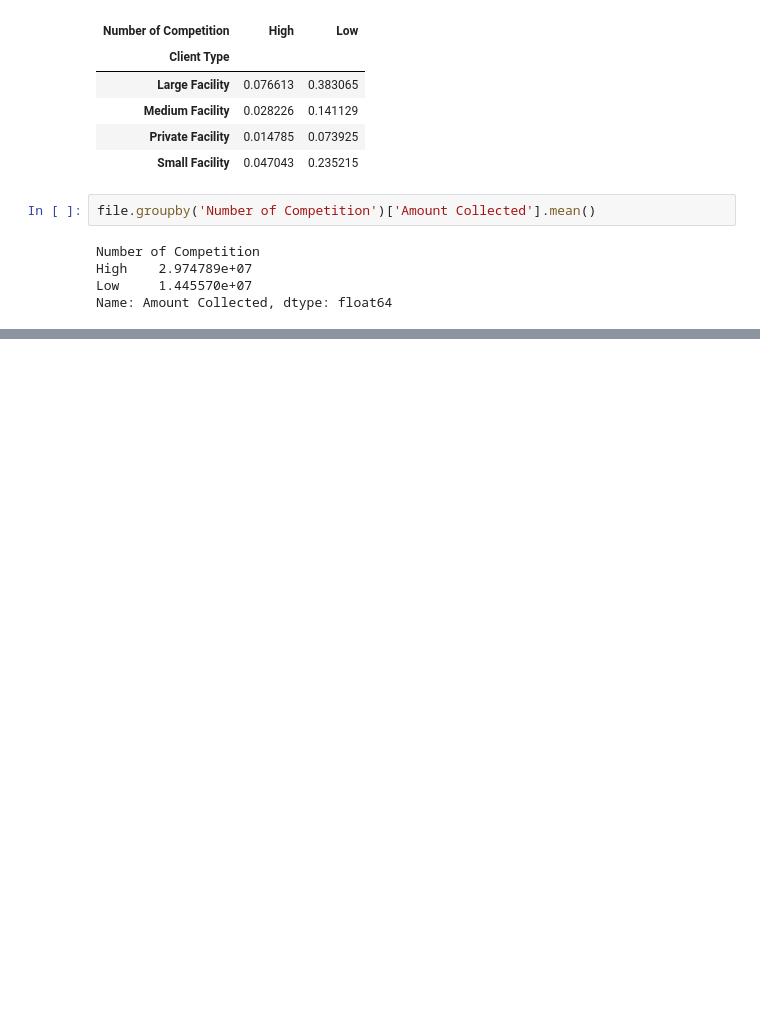
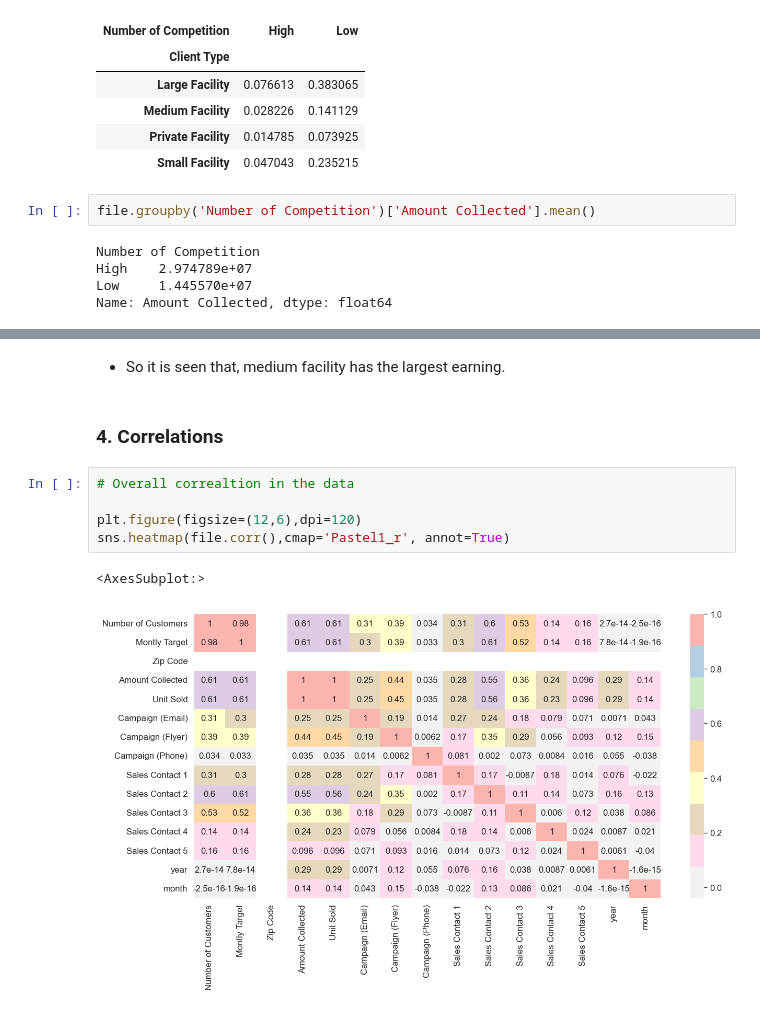
Before and after one commit to fahim-muntasir-niloy/Campaign-Data-Analysis, a Jupyter notebook: campaign.ipynb, the cells around one changed output, grey strips where cells are left out. Cells and saved outputs as stored; diff of their text form; blank space fills up the shorter version.

```diff
--- a/campaign.ipynb
+++ b/campaign.ipynb
@@ -100 +121,13 @@ Name: Amount Collected, dtype: float64
+# %% [markdown]
+- So it is seen that, medium facility has the largest earning.
+# %% [markdown]
+### 4. Correlations
+# %%
+# Overall correaltion in the data
+
+plt.figure(figsize=(12,6),dpi=120)
+sns.heatmap(file.corr(),cmap='Pastel1_r', annot=True)
+# %% [output]
+<AxesSubplot:>
+[figure, added]
 # %%
```
Also changed, not shown: parts of 7 cells of this notebook, 2 other files.
